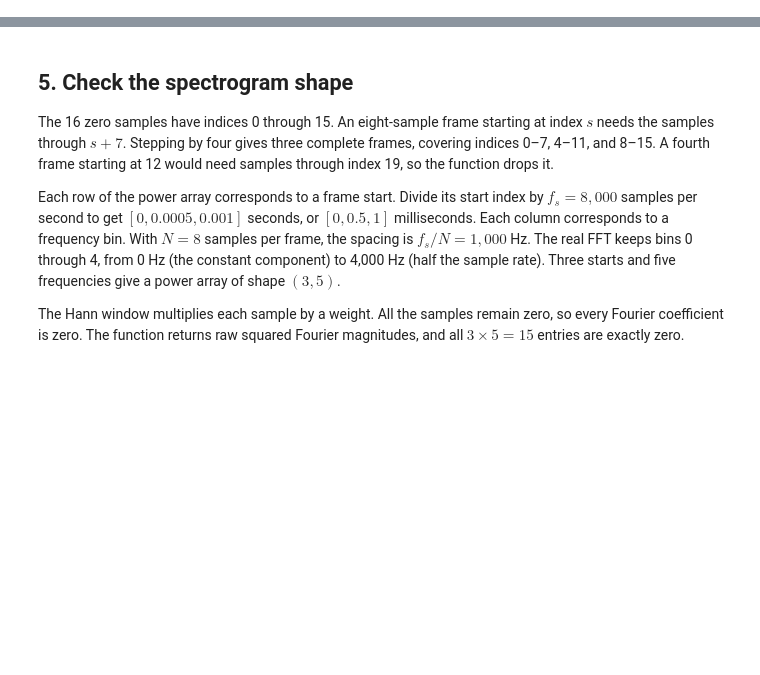
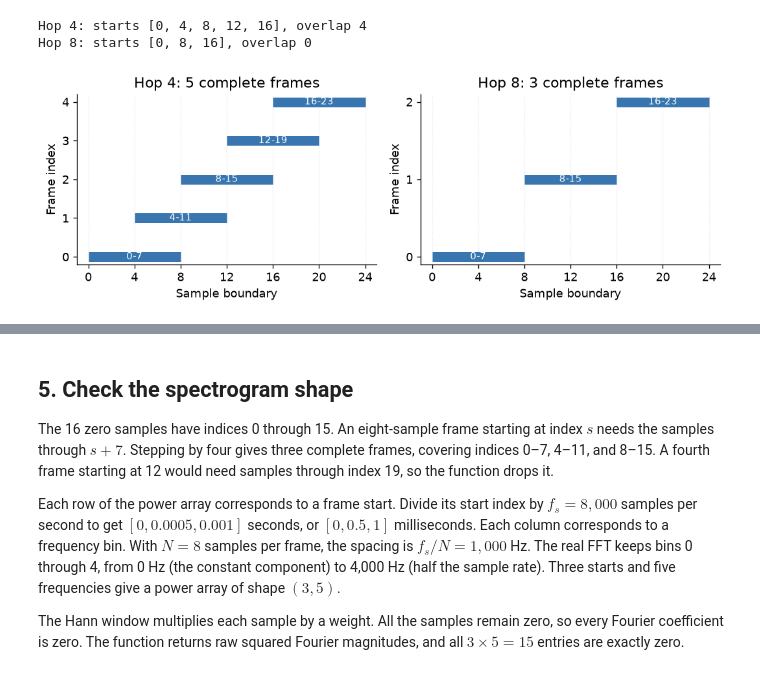
Before and after one commit to jrterven/transformers-book, a Jupyter notebook: solutions/ch24_speech_audio/python-solutions.ipynb, the cells around one changed output, grey strips where cells are left out. Cells and saved outputs as stored; diff of their text form; code cells hidden in the pictures; blank space fills up the shorter version.

```diff
--- a/solutions/ch24_speech_audio/python-solutions.ipynb
+++ b/solutions/ch24_speech_audio/python-solutions.ipynb
@@ -29,3 +26,9 @@ else:
     raise FileNotFoundError(
         "Open this notebook inside transformers-book."
     )
+%matplotlib inline
+import matplotlib.pyplot as plt
+from IPython.display import display
+from examples.ch24_speech_audio.model import word_error_rate
+plt.rcParams.update({"font.size": 11, "figure.dpi": 120,
+                     "axes.spines.top": False, "axes.spines.right": False})
@@ -31,0 +46,19 @@ else:
+# %%
+fig, axes = plt.subplots(1, 2, figsize=(9, 3.2), sharex=True)
+for ax, hop, expected in zip(axes, (4, 8), (5, 3)):
+    starts = np.arange(0, 24 - 8 + 1, hop)
+    assert len(starts) == expected
+    for row, start in enumerate(starts):
+        ax.plot([start, start + 8], [row, row], lw=9,
+                solid_capstyle="butt", color="#3976af")
+        ax.text(start + 4, row, f"{start}-{start + 7}",
+                ha="center", va="center", color="white", fontsize=9)
+    ax.set(yticks=range(expected), ylabel="Frame index", xlabel="Sample boundary",
+           title=f"Hop {hop}: {len(starts)} complete frames", xlim=(-1, 25))
+    ax.set_xticks(range(0, 25, 4)); ax.grid(axis="x", ls=":", alpha=.3)
+    print(f"Hop {hop}: starts {starts.tolist()}, overlap {8-hop}")
+fig.tight_layout(); display(fig); plt.close(fig)
+# %% [output]
+Hop 4: starts [0, 4, 8, 12, 16], overlap 4
+Hop 8: starts [0, 8, 16], overlap 0
+[figure, added]
```
Also changed, not shown: parts of 21 cells of this notebook, 9 other files.
